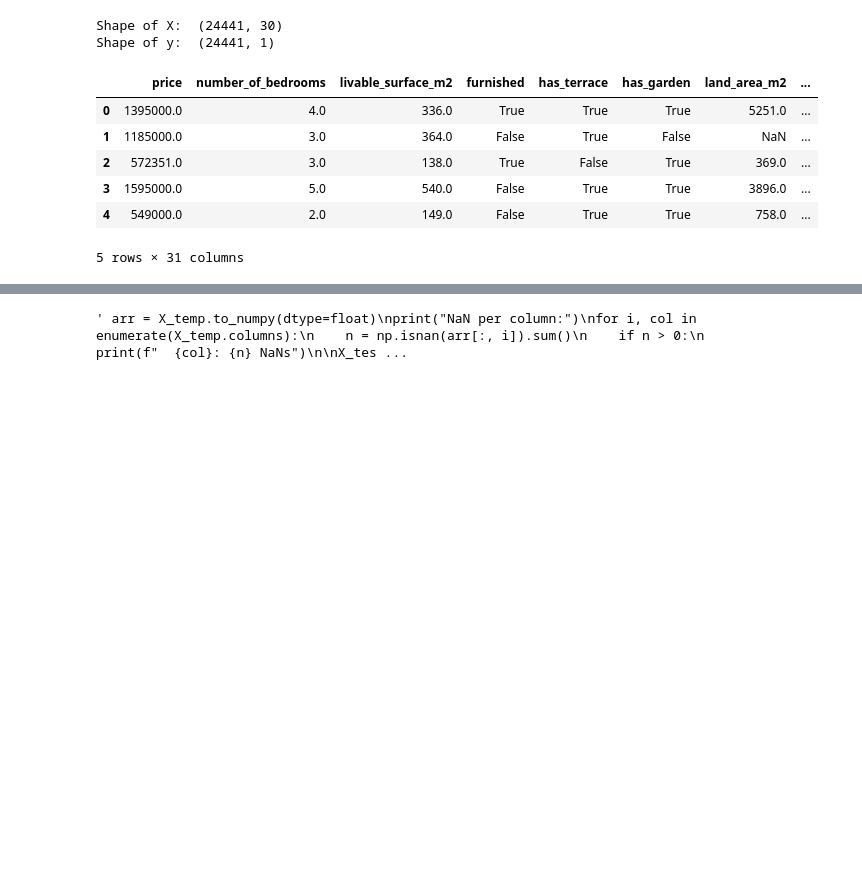
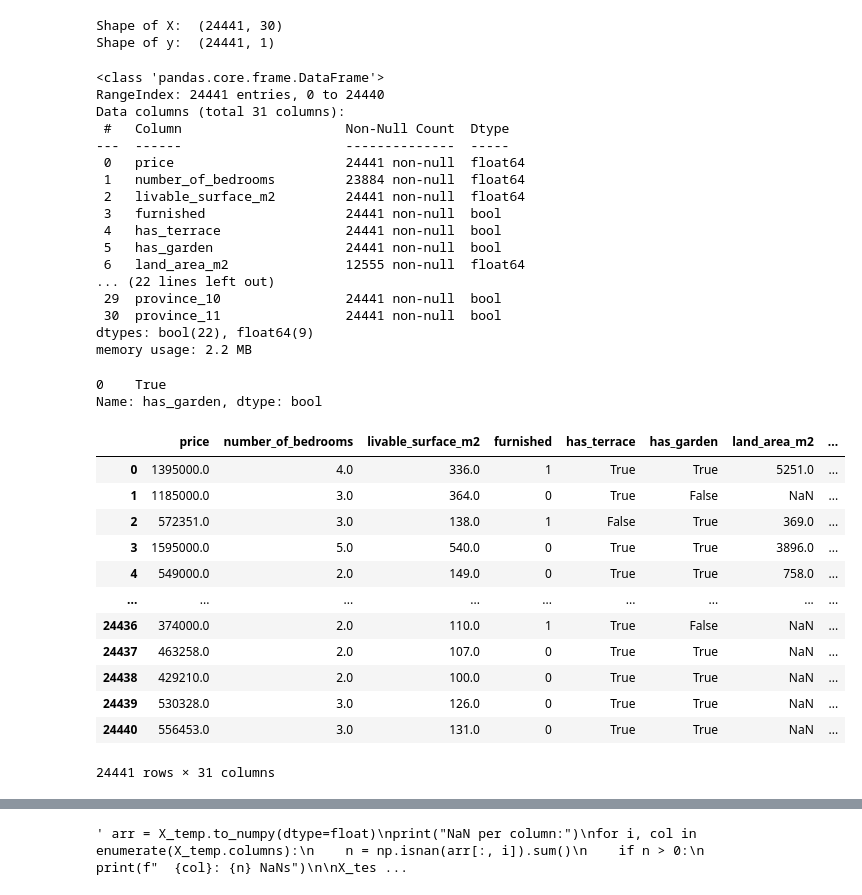
Before and after one commit to JanKazimir/ImmoElizza_team3, a Jupyter notebook: notebooks/Jan_model_building.ipynb, the cells around one changed output, grey strips where cells are left out. Saved outputs shown, nothing was run; the diff lists cells and outputs as text; code cells hidden in the pictures; blank space fills up the shorter version.

```diff
--- a/notebooks/Jan_model_building.ipynb
+++ b/notebooks/Jan_model_building.ipynb
@@ -364,14 +364,47 @@ df.head()
 
 #print(type(X))
 #print(X.columns.tolist() if hasattr(X, 'columns') else "Not a DataFrame!")
+
+df.info()
 # %% [output]
-|  | price | number_of_bedrooms | livable_surface_m2 | furnished | has_terrace | has_garden | land_area_m2 | ... |
-| 0 | 1395000.0 | 4.0 | 336.0 | True | True | True | 5251.0 | ... |
-| 1 | 1185000.0 | 3.0 | 364.0 | False | True | False | NaN | ... |
-| 2 | 572351.0 | 3.0 | 138.0 | True | False | True | 369.0 | ... |
-| 3 | 1595000.0 | 5.0 | 540.0 | False | True | True | 3896.0 | ... |
-| 4 | 549000.0 | 2.0 | 149.0 | False | True | True | 758.0 | ... |
-5 rows × 31 columns
+<class 'pandas.core.frame.DataFrame'>
+RangeIndex: 24441 entries, 0 to 24440
+Data columns (total 31 columns):
+ #   Column                     Non-Null Count  Dtype
+---  ------                     --------------  -----
+ 0   price                      24441 non-null  float64
+ 1   number_of_bedrooms         23884 non-null  float64
+ 2   livable_surface_m2         24441 non-null  float64
+ 3   furnished                  24441 non-null  bool
+ 4   has_terrace                24441 non-null  bool
+ 5   has_garden                 24441 non-null  bool
+ 6   land_area_m2               12555 non-null  float64
+... (22 lines left out)
+ 29  province_10                24441 non-null  bool
+ 30  province_11                24441 non-null  bool
+dtypes: bool(22), float64(9)
+memory usage: 2.2 MB
+# %%
+df["has_garden"].mode()
+# %% [output]
+0    True
+Name: has_garden, dtype: bool
+# %%
+df
+# %% [output]
+|  | price | number_of_bedrooms | livable_surface_m2 | furnished | has_terrace | has_garden | land_area_m2 | ... |
+| 0 | 1395000.0 | 4.0 | 336.0 | 1 | True | True | 5251.0 | ... |
+| 1 | 1185000.0 | 3.0 | 364.0 | 0 | True | False | NaN | ... |
+| 2 | 572351.0 | 3.0 | 138.0 | 1 | False | True | 369.0 | ... |
+| 3 | 1595000.0 | 5.0 | 540.0 | 0 | True | True | 3896.0 | ... |
+| 4 | 549000.0 | 2.0 | 149.0 | 0 | True | True | 758.0 | ... |
+| ... | ... | ... | ... | ... | ... | ... | ... | ... |
+| 24436 | 374000.0 | 2.0 | 110.0 | 1 | True | False | NaN | ... |
+| 24437 | 463258.0 | 2.0 | 107.0 | 0 | True | True | NaN | ... |
+| 24438 | 429210.0 | 2.0 | 100.0 | 0 | True | True | NaN | ... |
+| 24439 | 530328.0 | 3.0 | 126.0 | 0 | True | True | NaN | ... |
+| 24440 | 556453.0 | 3.0 | 131.0 | 0 | True | True | NaN | ... |
+24441 rows × 31 columns
 # %%
 ## Filling nulls with median or modes:
 class NullFiller(BaseEstimator, TransformerMixin):
```
Also changed, not shown: parts of 6 cells of this notebook, 2 other files.
